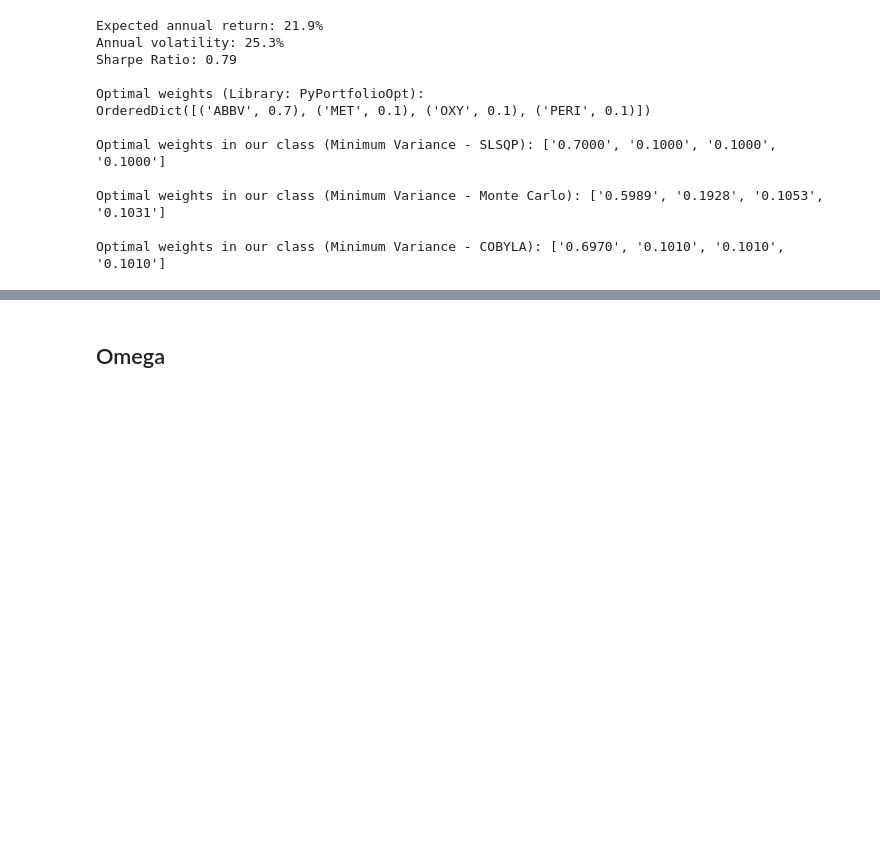
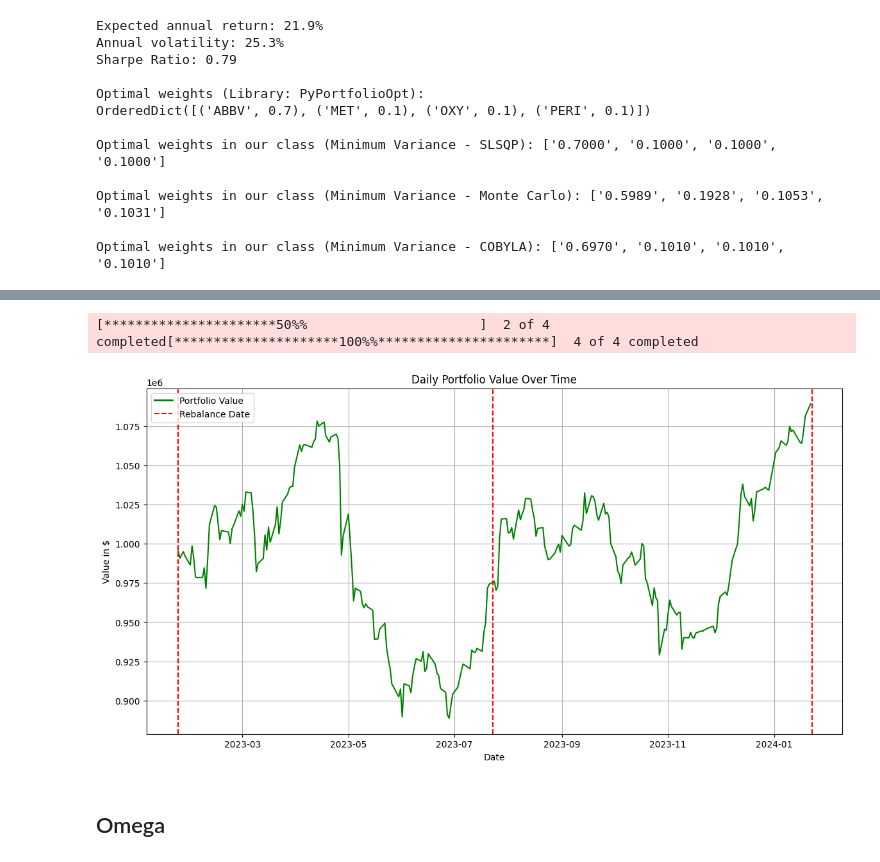
Before and after one commit to diegotita4/PAP-QAA_strategies, a Jupyter notebook: validations2.0.ipynb, the cells around one changed output, grey strips where cells are left out. Cells and saved outputs as stored; diff of their text form; code cells hidden in the pictures; blank space fills up the shorter version.

```diff
--- a/validations2.0.ipynb
+++ b/validations2.0.ipynb
@@ -76,0 +111,15 @@ Optimal weights in our class (Minimum Variance - COBYLA): ['0.6970', '0.1010', '
+# %%
+# Realizar el backtesting
+resultados_backtesting = backtesting_dinamico(
+    tickers=tickers,
+    start_date='2020-01-02',
+    start_backtesting='2023-01-23',
+    end_date='2024-01-23',
+    frecuencias_rebalanceo_meses = [frecuencias_rebalanceo_meses] , # Ajustes cada 2, 3, 4 y 6 meses
+    rf=rf,
+    optimization_strategy=optimization_strategy,
+    optimization_model=optimization_model,
+    valor_portafolio_inicial = valor_portafolio_inicial
+)
+
+resultados_backtesting
@@ -77,3 +137,58 @@ Optimal weights in our class (Minimum Variance - COBYLA): ['0.6970', '0.1010', '
+# %%
+# Grafica
+from matplotlib.lines import Line2D
+
+
+df = resultados_backtesting[['fecha_fin', 'acciones_ABBV', 'acciones_MET', 'acciones_OXY', 'acciones_PERI', 'cash_sobrante']].copy()
+df['fecha_fin'] = pd.to_datetime(df['fecha_fin'])
+df.set_index('fecha_fin', inplace=True)
+
+# Generate a date range for the daily data
+start_date = df.index.min()
+end_date = df.index.max()
+date_range = pd.date_range(start=start_date, end=end_date, freq='D')
+
+# Create a new dataframe with a record for each day, forward-filling the rebalancing information
+daily_data = pd.DataFrame(index=date_range)
+daily_data = daily_data.join(df, how='left').ffill().reset_index().rename(columns={'index': 'fecha_fin'})
+
+# Fetch historical stock data using yfinance for the entire range of daily_data
+tickers = ["ABBV", "MET", "OXY", "PERI"]
+stock_data = yf.download(tickers, start=daily_data['fecha_fin'].min(), end=daily_data['fecha_fin'].max())
+prices = stock_data['Adj Close']
+
+# Update the index of daily_data to match the dates from the stock data
+daily_data.set_index('fecha_fin', inplace=True)
+daily_data = daily_data.reindex(prices.index).ffill()
+
+# Calculate the daily portfolio value
+daily_portfolio_values = (daily_data['acciones_ABBV'] * prices['ABBV'] +
+                          daily_data['acciones_MET'] * prices['MET'] +
+                          daily_data['acciones_OXY'] * prices['OXY'] +
+                          daily_data['acciones_PERI'] * prices['PERI'] +
+                          daily_data['cash_sobrante'])
+
+# Plot the portfolio value over time
+plt.figure(figsize=(14, 7))
+plt.plot(daily_portfolio_values.index, daily_portfolio_values, label='Portfolio Value', color='green')
+
+# Add vertical lines for rebalance dates
+for date in df.index:
+    plt.axvline(x=date, color='red', linestyle='--')
+
+# Create custom legends
+legend_elements = [Line2D([0], [0], color='green', lw=2, label='Portfolio Value'),
+                   Line2D([0], [0], color='red', linestyle='--', label='Rebalance Date')]
+plt.legend(handles=legend_elements)
+
+plt.title('Daily Portfolio Value Over Time')
+plt.xlabel('Date')
+plt.ylabel('Value in $')
+plt.grid(True)
+plt.show()
+# %% [output]
+[**********************50%%                      ]  2 of 4 completed[*********************100%%**********************]  4 of 4 completed
+[figure, added]
 # %% [markdown]
 ## Omega
 # %%
```
Also changed, not shown: parts of 13 cells of this notebook, 1 other file.
